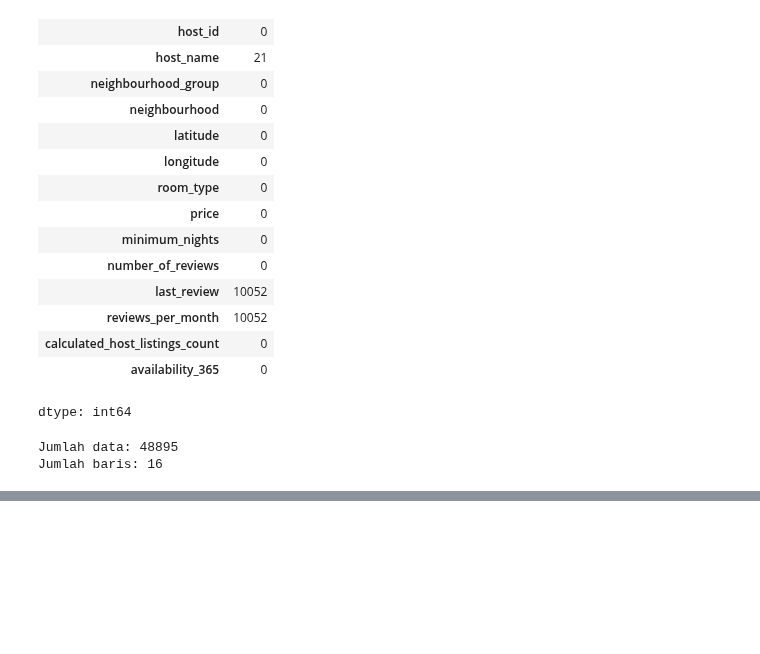
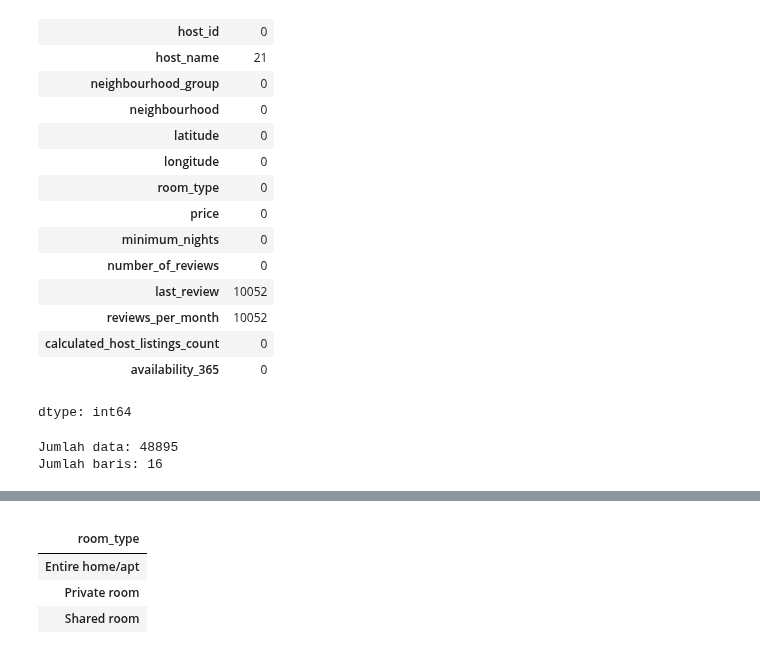
Before and after one commit to ImNotDanish05/2025_KC_TI-1A, a Jupyter notebook: Airbnb - UTS.ipynb, the cells around one changed output, grey strips where cells are left out. Drawn from its saved outputs; the diff is of its cells as text; code cells hidden in the pictures; blank space fills up the shorter version.

```diff
--- a/Airbnb - UTS.ipynb
+++ b/Airbnb - UTS.ipynb
@@ -115,0 +117,9 @@ df_airbnb[['price']].describe().round(2)
+# %%
+# Mengecek kita punya room type apa saja
+df_airbnb[['room_type']].groupby(['room_type']).count()
+# %% [output]
+|  |
+| room_type |
+| Entire home/apt |
+| Private room |
+| Shared room |
```
Also changed, not shown: parts of 3 cells of this notebook.
